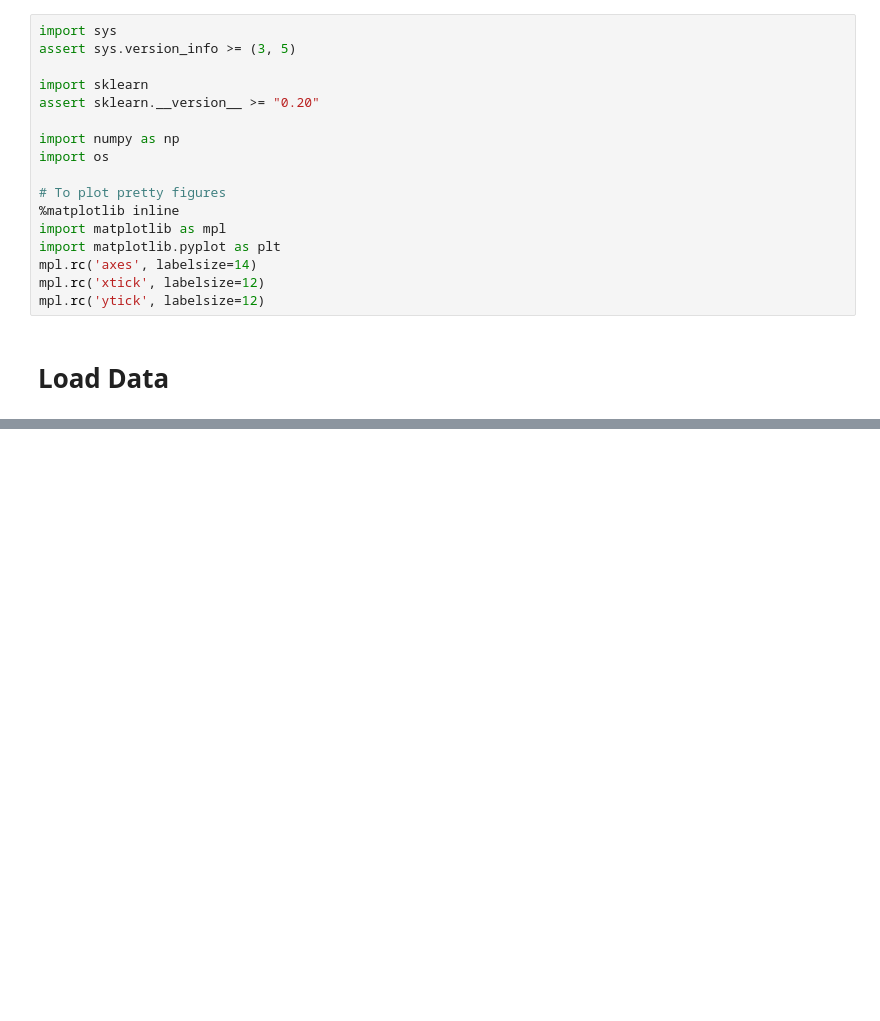
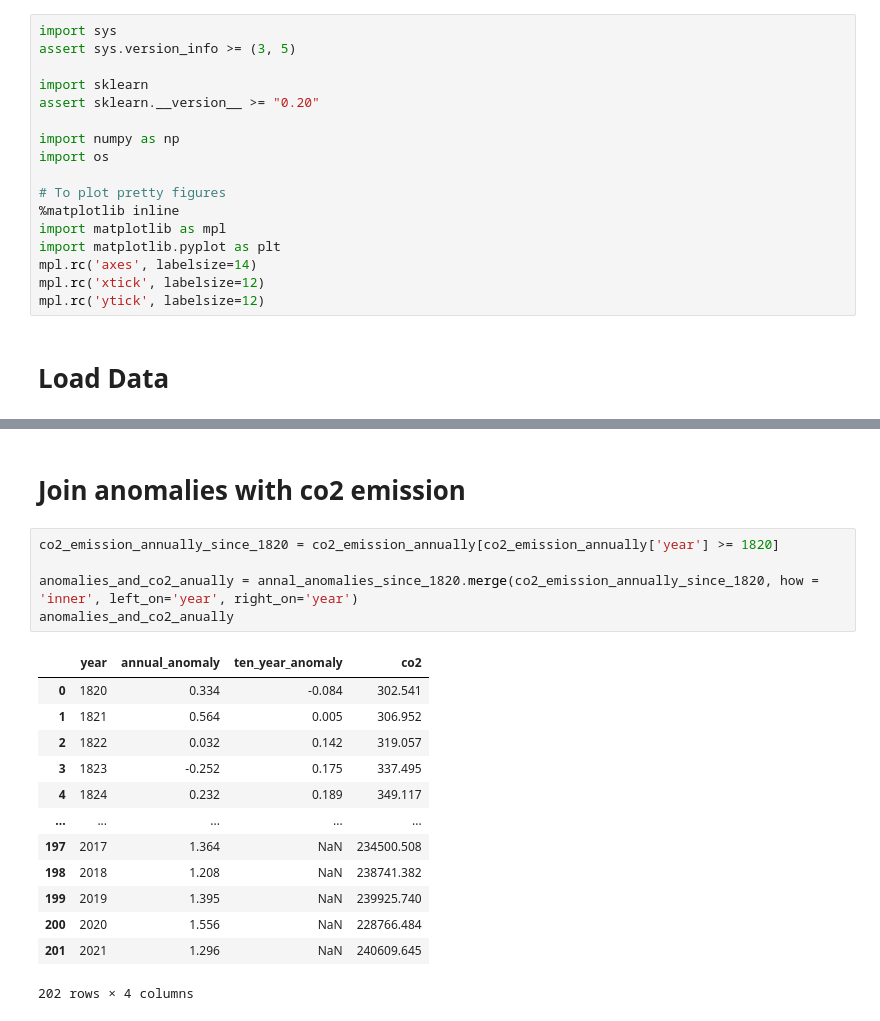
Before and after one commit to torczuk/earth-temperature-ml, a Jupyter notebook: source/berkleyearth.ipynb, the cells around one changed output, grey strips where cells are left out. Drawn from its saved outputs; the diff is of its cells as text; blank space fills up the shorter version.

```diff
--- a/source/berkleyearth.ipynb
+++ b/source/berkleyearth.ipynb
@@ -61,0 +179,21 @@ berkleyearth_dataset_to_csv(MONTHLY_ANOMALIES_PATH)
+# %% [markdown]
+# Join anomalies with co2 emission
+# %%
+co2_emission_annually_since_1820 = co2_emission_annually[co2_emission_annually['year'] >= 1820]
+
+anomalies_and_co2_anually = annal_anomalies_since_1820.merge(co2_emission_annually_since_1820, how = 'inner', left_on='year', right_on='year')
+anomalies_and_co2_anually
+# %% [output]
+|  | year | annual_anomaly | ten_year_anomaly | co2 |
+| 0 | 1820 | 0.334 | -0.084 | 302.541 |
+| 1 | 1821 | 0.564 | 0.005 | 306.952 |
+| 2 | 1822 | 0.032 | 0.142 | 319.057 |
+| 3 | 1823 | -0.252 | 0.175 | 337.495 |
+| 4 | 1824 | 0.232 | 0.189 | 349.117 |
+| ... | ... | ... | ... | ... |
+| 197 | 2017 | 1.364 | NaN | 234500.508 |
+| 198 | 2018 | 1.208 | NaN | 238741.382 |
+| 199 | 2019 | 1.395 | NaN | 239925.740 |
+| 200 | 2020 | 1.556 | NaN | 228766.484 |
+| 201 | 2021 | 1.296 | NaN | 240609.645 |
+202 rows × 4 columns
```
Also changed, not shown: parts of 22 cells of this notebook, 3 other files.
